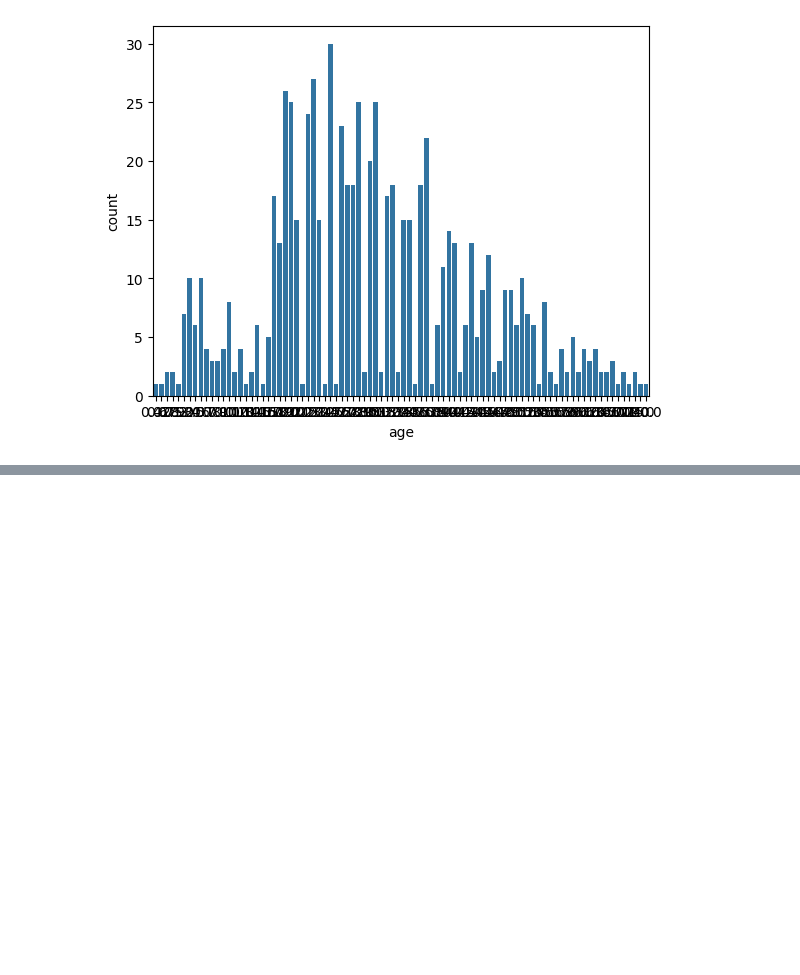
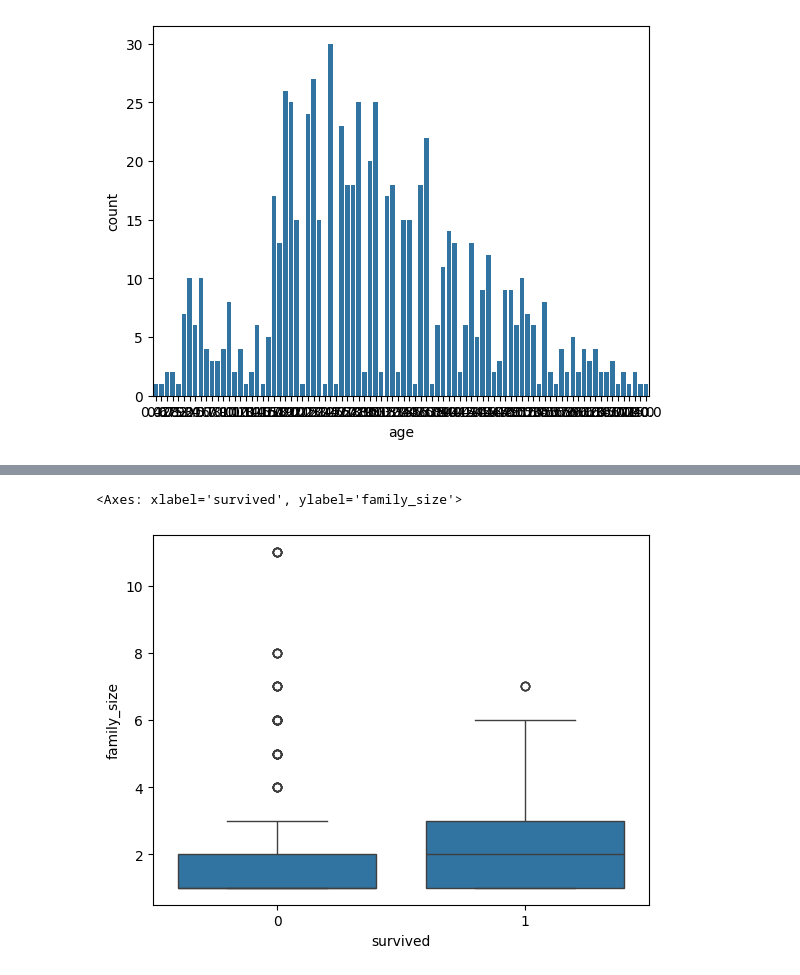
Before and after one commit to MLN142/TD_EDA, a Jupyter notebook: Titanic_Analysis.ipynb, the cells around one changed output, grey strips where cells are left out. Saved outputs shown, nothing was run; the diff lists cells and outputs as text; code cells hidden in the pictures; blank space fills up the shorter version.

```diff
--- a/Titanic_Analysis.ipynb
+++ b/Titanic_Analysis.ipynb
@@ -170,0 +178,6 @@ sns.countplot(data=df,x="age")
+# %%
+df["family_size"]=df["sibsp"]+df["parch"]+1
+sns.boxplot(data=df,x="survived",y="family_size")
+# %% [output]
+<Axes: xlabel='survived', ylabel='family_size'>
+[figure, added]
```
Also changed, not shown: parts of 3 cells of this notebook.
